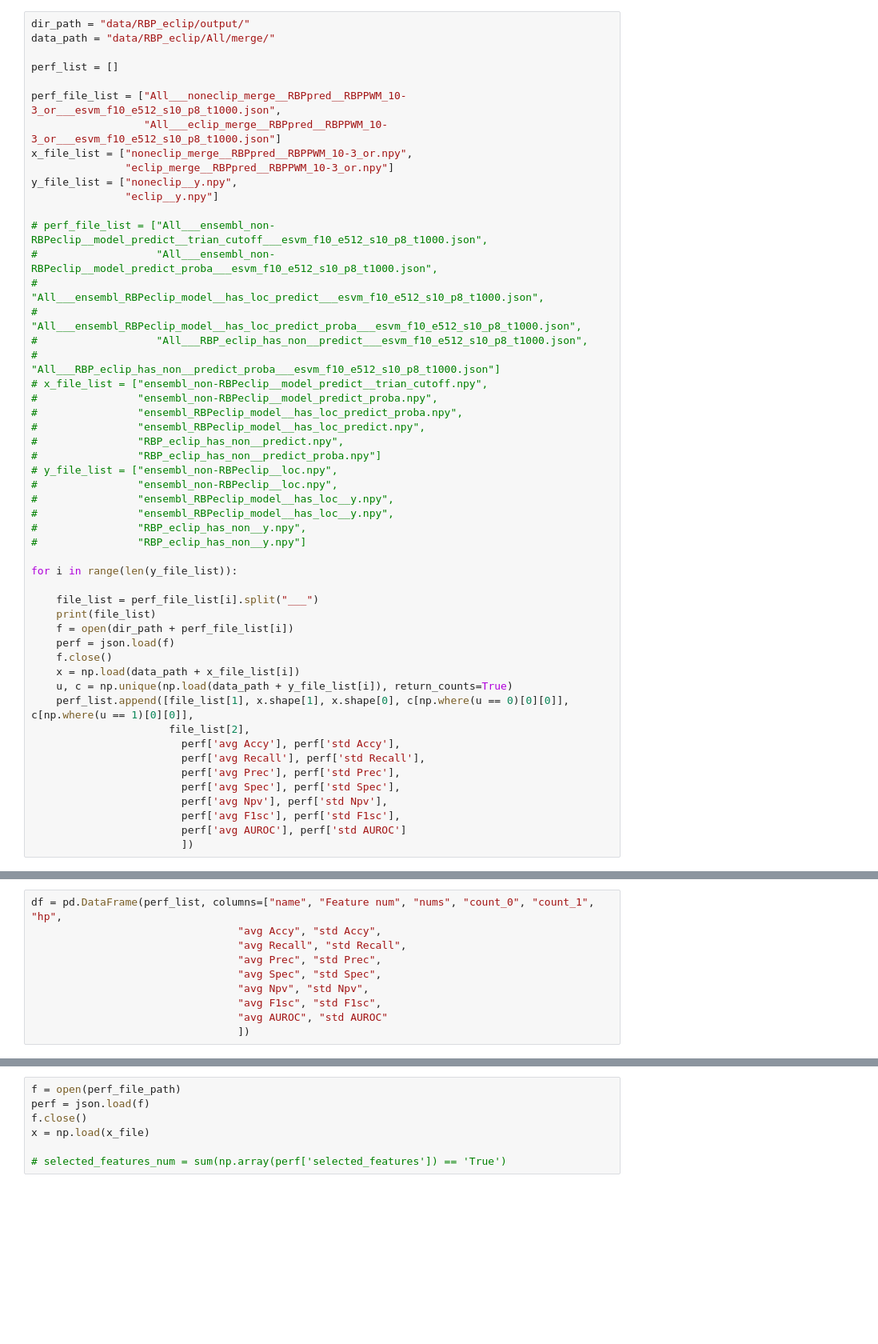
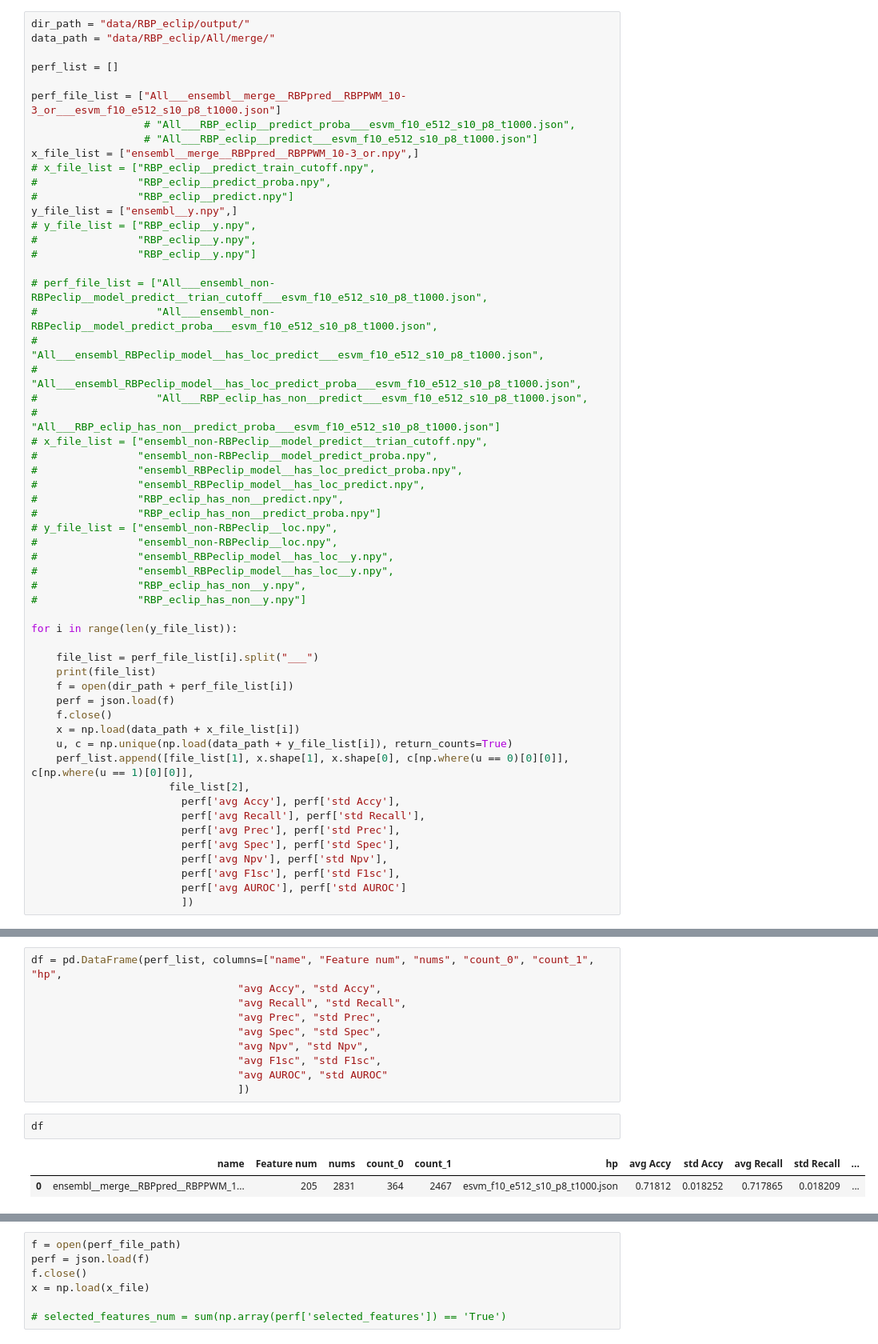
Before and after one commit to JiandeWuu/sixthTool, a Jupyter notebook: pref.ipynb, the cells around one changed output, grey strips where cells are left out. Shown at 80% size. Cells and saved outputs as stored; diff of their text form; blank space fills up the shorter version.

```diff
--- a/pref.ipynb
+++ b/pref.ipynb
@@ -46,12 +46,17 @@ data_path = "data/RBP_eclip/All/merge/"
 
 perf_list = []
 
-perf_file_list = ["All___noneclip_merge__RBPpred__RBPPWM_10-3_or___esvm_f10_e512_s10_p8_t1000.json",
-                  "All___eclip_merge__RBPpred__RBPPWM_10-3_or___esvm_f10_e512_s10_p8_t1000.json"]
-x_file_list = ["noneclip_merge__RBPpred__RBPPWM_10-3_or.npy",
-               "eclip_merge__RBPpred__RBPPWM_10-3_or.npy"]
-y_file_list = ["noneclip__y.npy",
-               "eclip__y.npy"]
+perf_file_list = ["All___ensembl__merge__RBPpred__RBPPWM_10-3_or___esvm_f10_e512_s10_p8_t1000.json"]
+                  # "All___RBP_eclip__predict_proba___esvm_f10_e512_s10_p8_t1000.json",
+                  # "All___RBP_eclip__predict___esvm_f10_e512_s10_p8_t1000.json"]
+x_file_list = ["ensembl__merge__RBPpred__RBPPWM_10-3_or.npy",]
+# x_file_list = ["RBP_eclip__predict_train_cutoff.npy",
+#                "RBP_eclip__predict_proba.npy",
+#                "RBP_eclip__predict.npy"]
+y_file_list = ["ensembl__y.npy",]
+# y_file_list = ["RBP_eclip__y.npy",
+#                "RBP_eclip__y.npy",
+#                "RBP_eclip__y.npy"]
 
 # perf_file_list = ["All___ensembl_non-RBPeclip__model_predict__trian_cutoff___esvm_f10_e512_s10_p8_t1000.json",
 #                   "All___ensembl_non-RBPeclip__model_predict_proba___esvm_f10_e512_s10_p8_t1000.json",
@@ -132,3 +136,8 @@ df = pd.DataFrame(perf_list, columns=["name", "Feature num", "nums", "count_0",
                                  "avg F1sc", "std F1sc",
                                  "avg AUROC", "std AUROC"
                                  ])
+# %%
+df
+# %% [output]
+|  | name | Feature num | nums | count_0 | count_1 | hp | avg Accy | std Accy | avg Recall | std Recall | ... |
+| 0 | ensembl__merge__RBPpred__RBPPWM_1... | 205 | 2831 | 364 | 2467 | esvm_f10_e512_s10_p8_t1000.json | 0.71812 | 0.018252 | 0.717865 | 0.018209 | ... |
```
Also changed, not shown: parts of 2 cells of this notebook, 3 other files.
